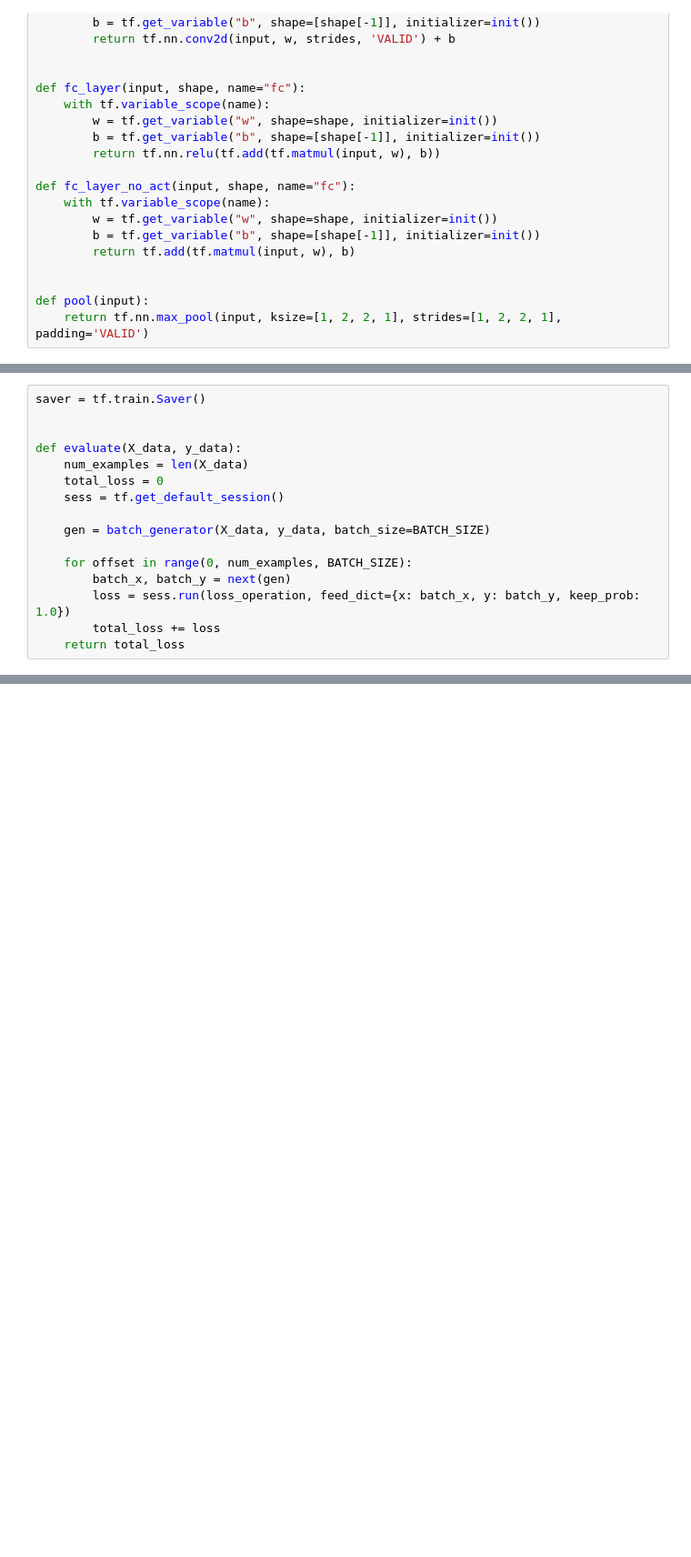
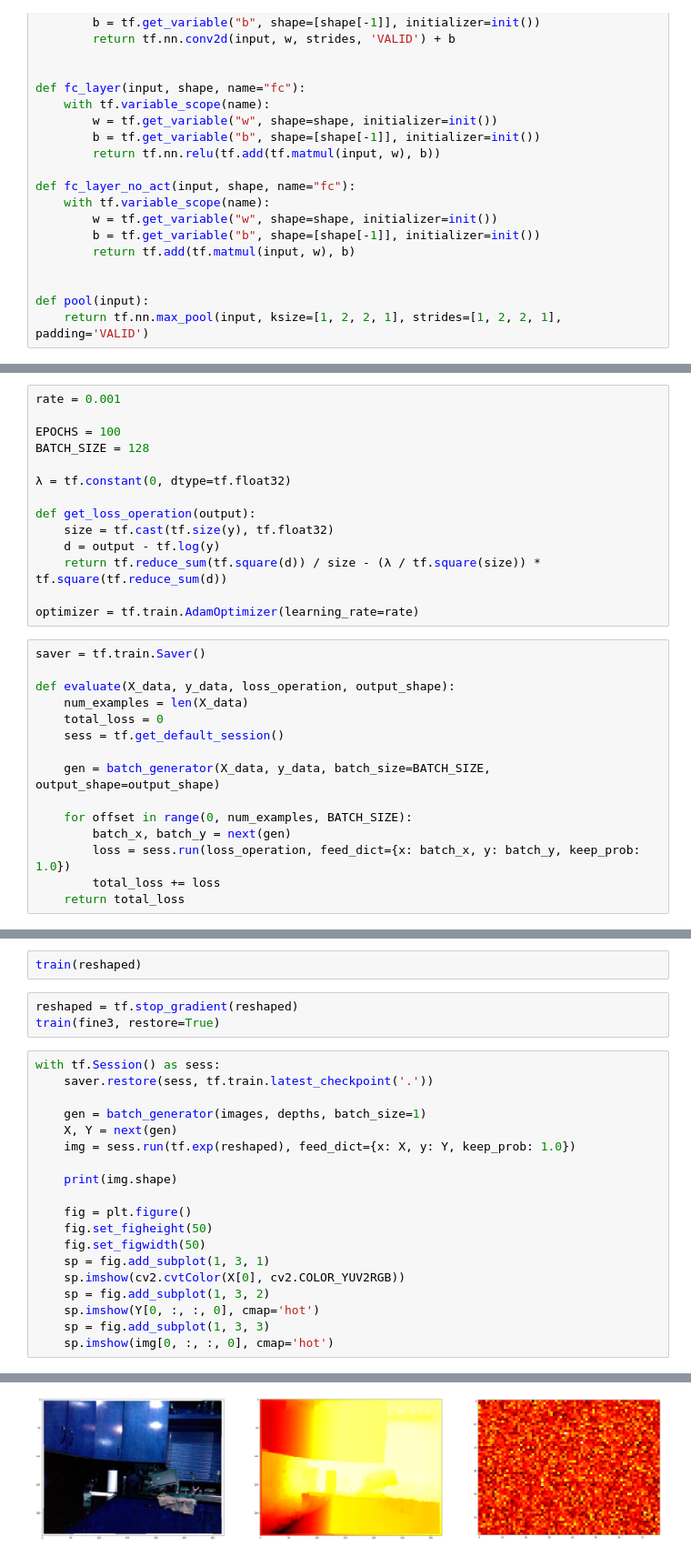
Before and after one commit to ShikaSD/depth-prediction, a Jupyter notebook: depth-prediction.ipynb, the cells around one changed output, grey strips where cells are left out. Shown at 91% size. Saved outputs shown, nothing was run; the diff lists cells and outputs as text; blank space fills up the shorter version.

Commit message:
Add training procedure with split training

```diff
--- a/depth-prediction.ipynb
+++ b/depth-prediction.ipynb
@@ -130,13 +139,26 @@ training_operation = optimizer.minimize(loss_operation)
+# %%
+rate = 0.001
+
+EPOCHS = 100
+BATCH_SIZE = 128
+
+λ = tf.constant(0, dtype=tf.float32)
+
+def get_loss_operation(output):
+    size = tf.cast(tf.size(y), tf.float32)
+    d = output - tf.log(y)
+    return tf.reduce_sum(tf.square(d)) / size - (λ / tf.square(size)) * tf.square(tf.reduce_sum(d))
+
+optimizer = tf.train.AdamOptimizer(learning_rate=rate)
 # %%
 saver = tf.train.Saver()
 
-
-def evaluate(X_data, y_data):
+def evaluate(X_data, y_data, loss_operation, output_shape):
     num_examples = len(X_data)
     total_loss = 0
     sess = tf.get_default_session()
 
-    gen = batch_generator(X_data, y_data, batch_size=BATCH_SIZE)
+    gen = batch_generator(X_data, y_data, batch_size=BATCH_SIZE, output_shape=output_shape)
 
     for offset in range(0, num_examples, BATCH_SIZE):
         batch_x, batch_y = next(gen)
@@ -190,0 +242,25 @@ Epoch 1...
+# %%
+train(reshaped)
+# %%
+reshaped = tf.stop_gradient(reshaped)
+train(fine3, restore=True)
+# %%
+with tf.Session() as sess:
+    saver.restore(sess, tf.train.latest_checkpoint('.'))
+
+    gen = batch_generator(images, depths, batch_size=1)
+    X, Y = next(gen)
+    img = sess.run(tf.exp(reshaped), feed_dict={x: X, y: Y, keep_prob: 1.0})
+
+    print(img.shape)
+
+    fig = plt.figure()
+    fig.set_figheight(50)
+    fig.set_figwidth(50)
+    sp = fig.add_subplot(1, 3, 1)
+    sp.imshow(cv2.cvtColor(X[0], cv2.COLOR_YUV2RGB))
+    sp = fig.add_subplot(1, 3, 2)
+    sp.imshow(Y[0, :, :, 0], cmap='hot')
+    sp = fig.add_subplot(1, 3, 3)
+    sp.imshow(img[0, :, :, 0], cmap='hot')
+# %% [output]
@@ -190,0 +268 @@ Epoch 1...
+[figure, added]
```
Also changed, not shown: parts of 17 cells of this notebook, 1 other file.
